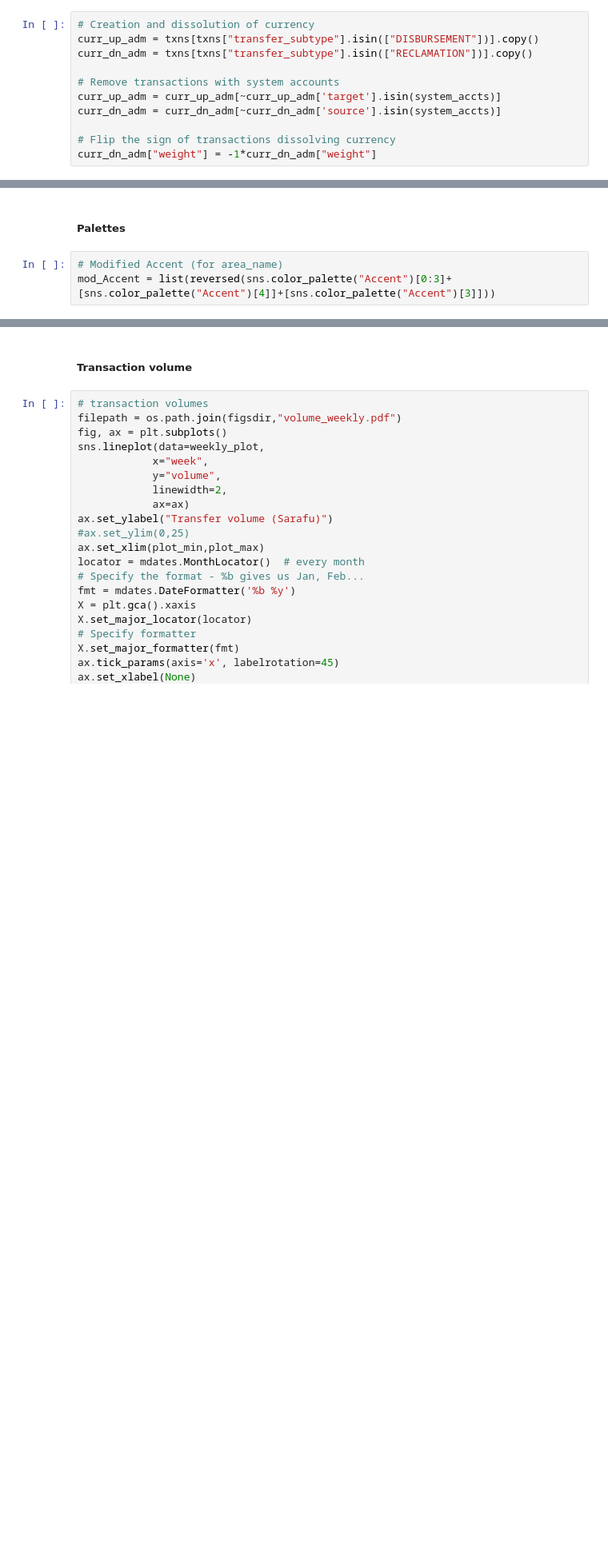
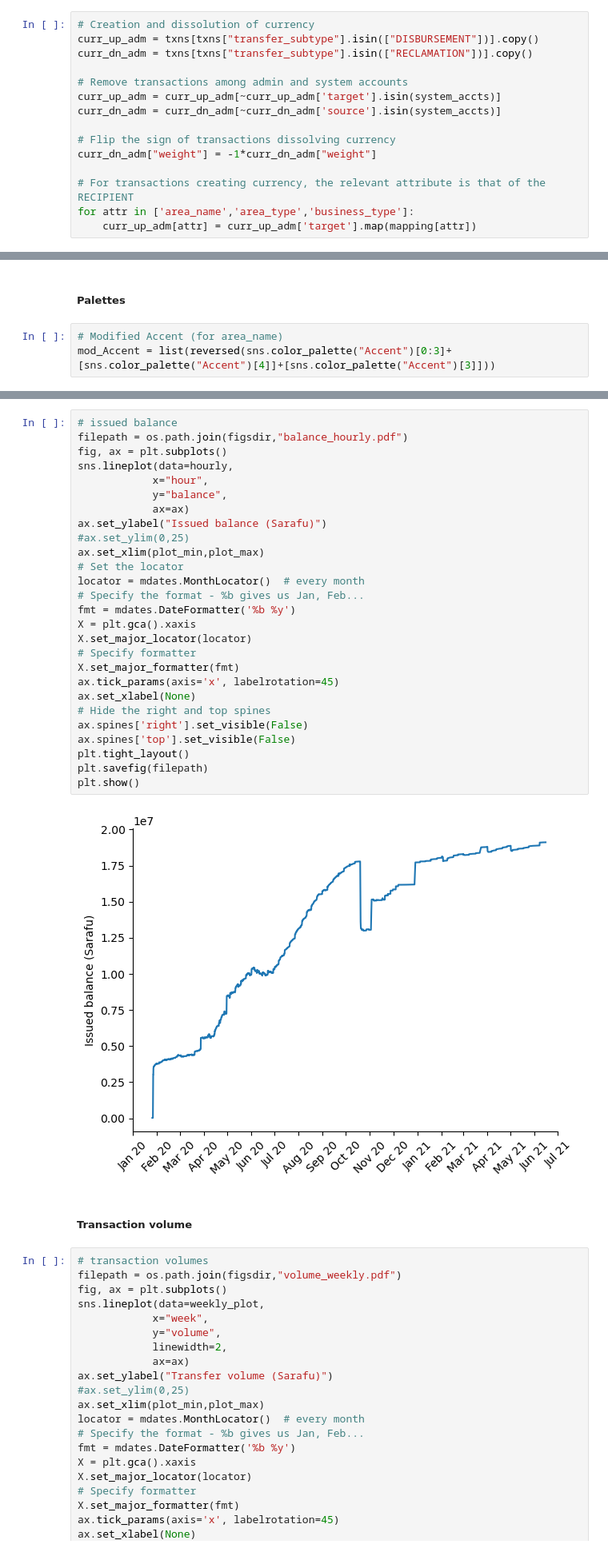
Before and after one commit to carolinamattsson/transfer-velocity-of-money, a Jupyter notebook: velocity.ipynb, the cells around one changed output, grey strips where cells are left out. Shown at 80% size. Drawn from its saved outputs; the diff is of its cells as text; blank space fills up the shorter version.

```diff
--- a/velocity.ipynb
+++ b/velocity.ipynb
@@ -147,10 +156,14 @@ system_accts.remove("0xEDA5C9B75Fdb3B9bdAB987A704632280Cf93084F")
 curr_up_adm = txns[txns["transfer_subtype"].isin(["DISBURSEMENT"])].copy()
 curr_dn_adm = txns[txns["transfer_subtype"].isin(["RECLAMATION"])].copy()
 
-# Remove transactions with system accounts
+# Remove transactions among admin and system accounts
 curr_up_adm = curr_up_adm[~curr_up_adm['target'].isin(system_accts)]
 curr_dn_adm = curr_dn_adm[~curr_dn_adm['source'].isin(system_accts)]
 
 # Flip the sign of transactions dissolving currency
 curr_dn_adm["weight"] = -1*curr_dn_adm["weight"]
+
+# For transactions creating currency, the relevant attribute is that of the RECIPIENT
+for attr in ['area_name','area_type','business_type']:
+    curr_up_adm[attr] = curr_up_adm['target'].map(mapping[attr])
 # %%
@@ -505,3 +539,32 @@ mod_Accent = list(reversed(sns.color_palette("Accent")[0:3]+[sns.color_palette("
+# %%
+# issued balance
+filepath = os.path.join(figsdir,"balance_hourly.pdf")
+fig, ax = plt.subplots()
+sns.lineplot(data=hourly,
+            x="hour",
+            y="balance",
+            ax=ax)
+ax.set_ylabel("Issued balance (Sarafu)")
+#ax.set_ylim(0,25)
+ax.set_xlim(plot_min,plot_max)
+# Set the locator
+locator = mdates.MonthLocator()  # every month
+# Specify the format - %b gives us Jan, Feb...
+fmt = mdates.DateFormatter('%b %y')
+X = plt.gca().xaxis
+X.set_major_locator(locator)
+# Specify formatter
+X.set_major_formatter(fmt)
+ax.tick_params(axis='x', labelrotation=45)
+ax.set_xlabel(None)
+# Hide the right and top spines
+ax.spines['right'].set_visible(False)
+ax.spines['top'].set_visible(False)
+plt.tight_layout()
+plt.savefig(filepath)
+plt.show()
+# %% [output]
+[figure, added]
 # %% [markdown]
 ##### Transaction volume
 # %%
```
Also changed, not shown: parts of 35 cells of this notebook, 39 other files.
